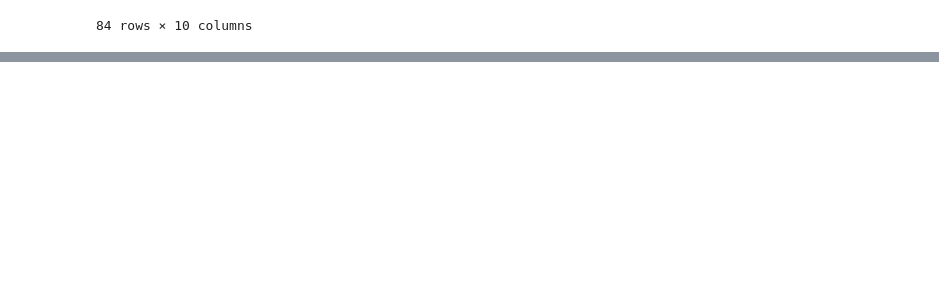
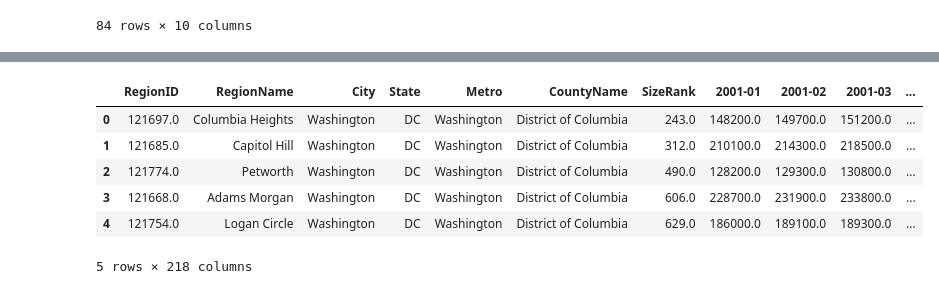
Before and after one commit to arnenewman11/project-one, a Jupyter notebook: neighborhood_mapping1.ipynb, the cells around one changed output, grey strips where cells are left out. Cells and saved outputs as stored; diff of their text form; code cells hidden in the pictures; blank space fills up the shorter version.

```diff
--- a/neighborhood_mapping1.ipynb
+++ b/neighborhood_mapping1.ipynb
@@ -267,0 +274,11 @@ bikelocations['Neighborhood']=bikelocations.apply(lambda x: findLocation(x),axis
+# %%
+merge_df = pd.merge(zillow_df, stations_df, how = 'right', left_on = 'RegionName', right_on = 'Neighborhood')
+merge_df.head()
+# %% [output]
+|  | RegionID | RegionName | City | State | Metro | CountyName | SizeRank | 2001-01 | 2001-02 | 2001-03 | ... |
+| 0 | 121697.0 | Columbia Heights | Washington | DC | Washington | District of Columbia | 243.0 | 148200.0 | 149700.0 | 151200.0 | ... |
+| 1 | 121685.0 | Capitol Hill | Washington | DC | Washington | District of Columbia | 312.0 | 210100.0 | 214300.0 | 218500.0 | ... |
+| 2 | 121774.0 | Petworth | Washington | DC | Washington | District of Columbia | 490.0 | 128200.0 | 129300.0 | 130800.0 | ... |
+| 3 | 121668.0 | Adams Morgan | Washington | DC | Washington | District of Columbia | 606.0 | 228700.0 | 231900.0 | 233800.0 | ... |
+| 4 | 121754.0 | Logan Circle | Washington | DC | Washington | District of Columbia | 629.0 | 186000.0 | 189100.0 | 189300.0 | ... |
+5 rows × 218 columns
```
Also changed, not shown: parts of 3 cells of this notebook, 1 other file.
